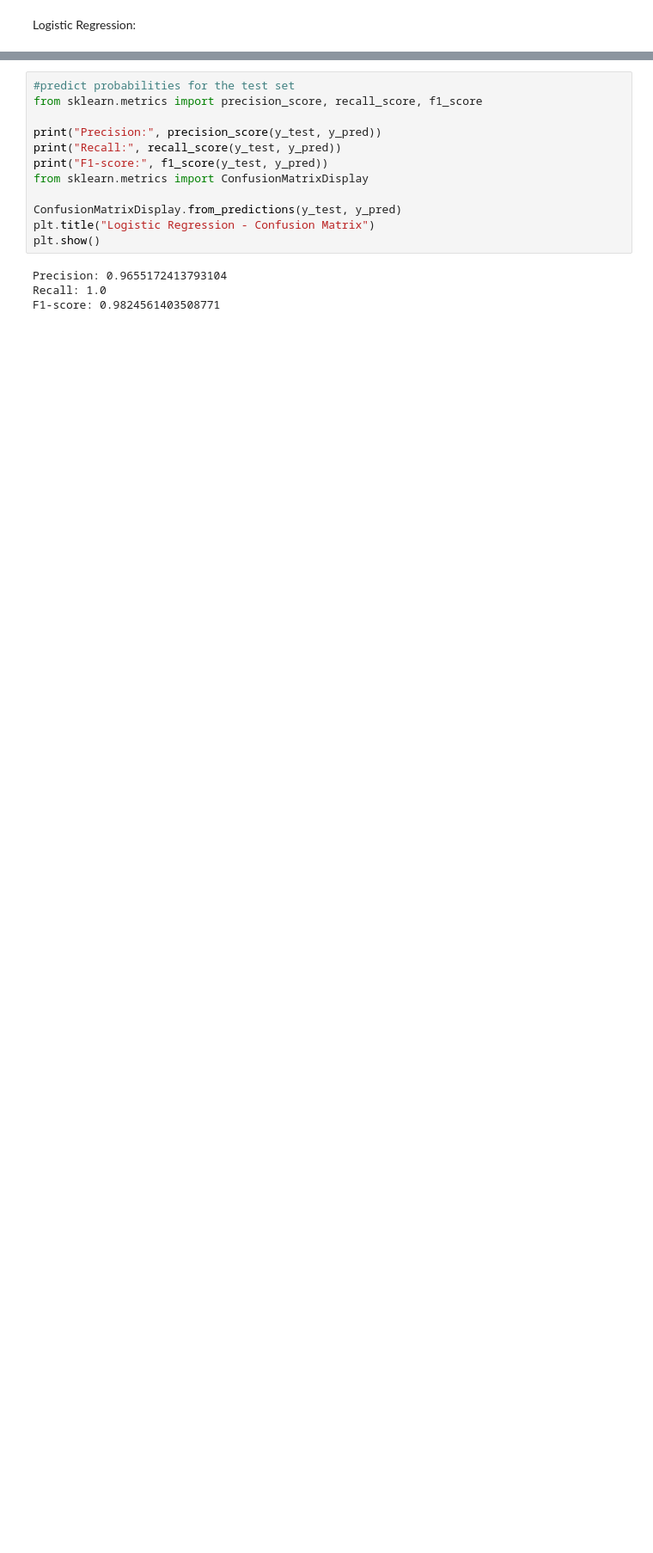
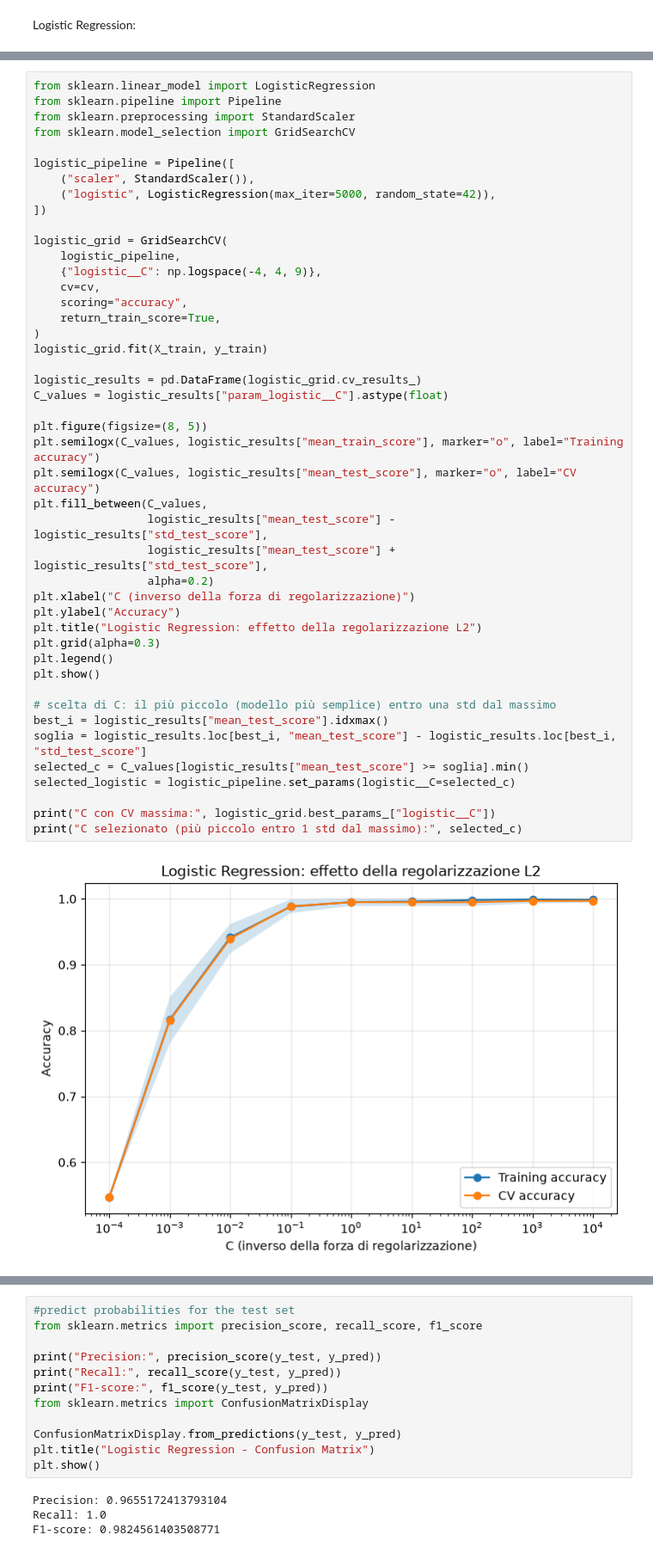
Before and after one commit to NicXVII/Intro_to_ML_26-27, a Jupyter notebook: Challenges/challenge_one.ipynb, the cells around one changed output, grey strips where cells are left out. Shown at 86% size. Saved outputs shown, nothing was run; the diff lists cells and outputs as text; blank space fills up the shorter version.

```diff
--- a/Challenges/challenge_one.ipynb
+++ b/Challenges/challenge_one.ipynb
@@ -695,0 +632,47 @@ Test accuracy: 0.9838709677419355
+# %%
+from sklearn.linear_model import LogisticRegression
+from sklearn.pipeline import Pipeline
+from sklearn.preprocessing import StandardScaler
+from sklearn.model_selection import GridSearchCV
+
+logistic_pipeline = Pipeline([
+    ("scaler", StandardScaler()),
+    ("logistic", LogisticRegression(max_iter=5000, random_state=42)),
+])
+
+logistic_grid = GridSearchCV(
+    logistic_pipeline,
+    {"logistic__C": np.logspace(-4, 4, 9)},
+    cv=cv,
+    scoring="accuracy",
+    return_train_score=True,
+)
+logistic_grid.fit(X_train, y_train)
+
+logistic_results = pd.DataFrame(logistic_grid.cv_results_)
+C_values = logistic_results["param_logistic__C"].astype(float)
+
+plt.figure(figsize=(8, 5))
+plt.semilogx(C_values, logistic_results["mean_train_score"], marker="o", label="Training accuracy")
+plt.semilogx(C_values, logistic_results["mean_test_score"], marker="o", label="CV accuracy")
+plt.fill_between(C_values,
+                 logistic_results["mean_test_score"] - logistic_results["std_test_score"],
+                 logistic_results["mean_test_score"] + logistic_results["std_test_score"],
+                 alpha=0.2)
+plt.xlabel("C (inverso della forza di regolarizzazione)")
+plt.ylabel("Accuracy")
+plt.title("Logistic Regression: effetto della regolarizzazione L2")
+plt.grid(alpha=0.3)
+plt.legend()
+plt.show()
+
+# scelta di C: il più piccolo (modello più semplice) entro una std dal massimo
+best_i = logistic_results["mean_test_score"].idxmax()
+soglia = logistic_results.loc[best_i, "mean_test_score"] - logistic_results.loc[best_i, "std_test_score"]
+selected_c = C_values[logistic_results["mean_test_score"] >= soglia].min()
+selected_logistic = logistic_pipeline.set_params(logistic__C=selected_c)
+
+print("C con CV massima:", logistic_grid.best_params_["logistic__C"])
+print("C selezionato (più piccolo entro 1 std dal massimo):", selected_c)
+# %% [output]
+[figure, added]
```
Also changed, not shown: parts of 7 cells of this notebook.
